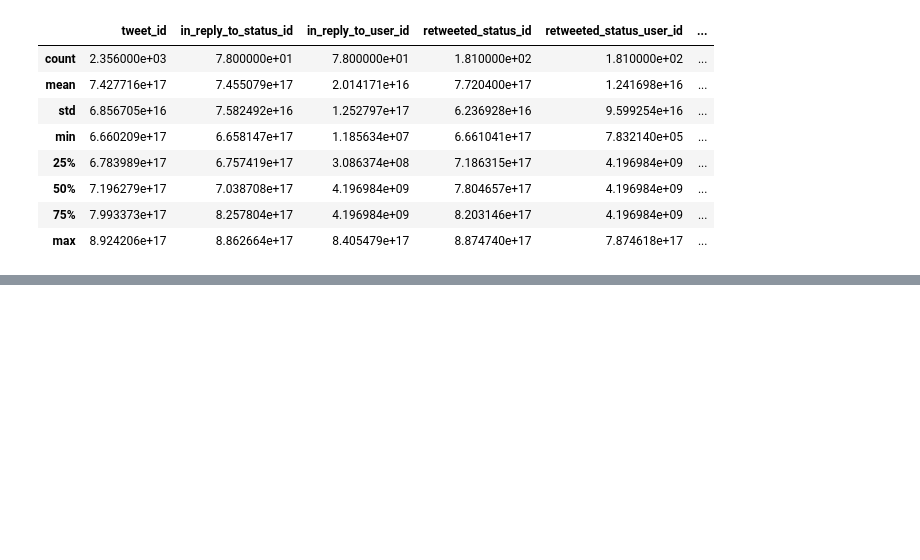
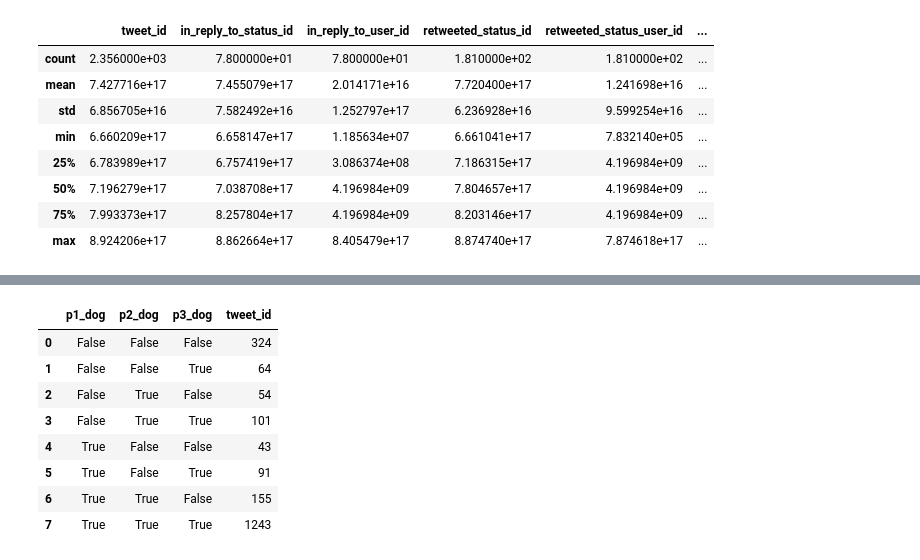
Before and after one commit to mayke-ilzu/data-analyst-nanodegree, a Jupyter notebook: projects/project-4-wrangling-and-analyze-data/notebooks/wrangle_act.ipynb, the cells around one changed output, grey strips where cells are left out. Saved outputs shown, nothing was run; the diff lists cells and outputs as text; code cells hidden in the pictures; blank space fills up the shorter version.

```diff
--- a/projects/project-4-wrangling-and-analyze-data/notebooks/wrangle_act.ipynb
+++ b/projects/project-4-wrangling-and-analyze-data/notebooks/wrangle_act.ipynb
@@ -402,0 +453,12 @@ df_twitter_enhanced.describe()
+# %%
+df_twitter_img_pred.groupby(['p1_dog','p2_dog','p3_dog']).count()['tweet_id'].reset_index()
+# %% [output]
+|  | p1_dog | p2_dog | p3_dog | tweet_id |
+| 0 | False | False | False | 324 |
+| 1 | False | False | True | 64 |
+| 2 | False | True | False | 54 |
+| 3 | False | True | True | 101 |
+| 4 | True | False | False | 43 |
+| 5 | True | False | True | 91 |
+| 6 | True | True | False | 155 |
+| 7 | True | True | True | 1243 |
```
Also changed, not shown: parts of 15 cells of this notebook.
